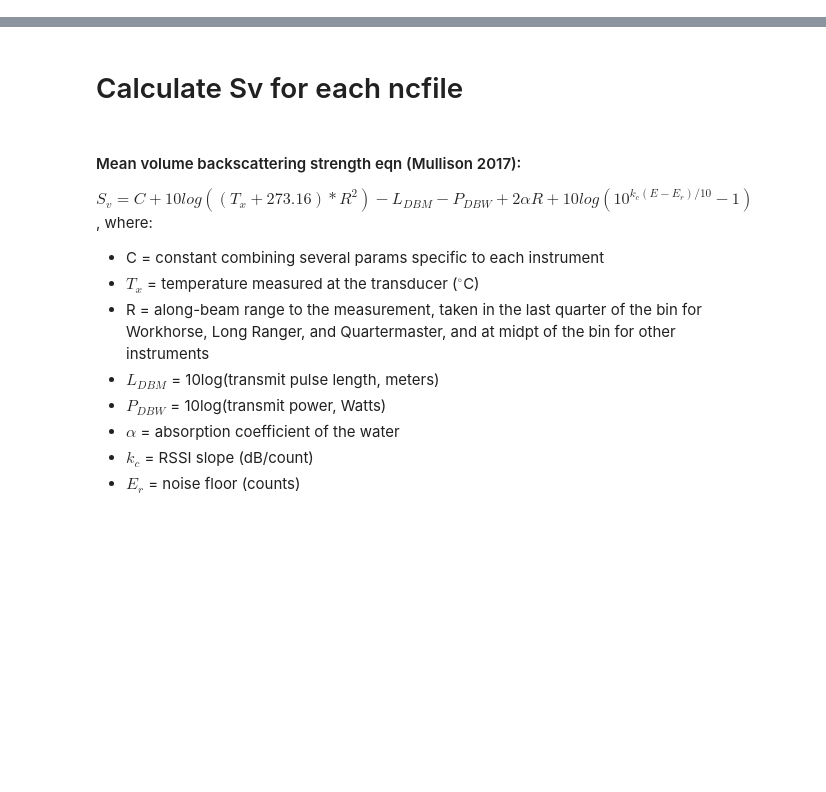
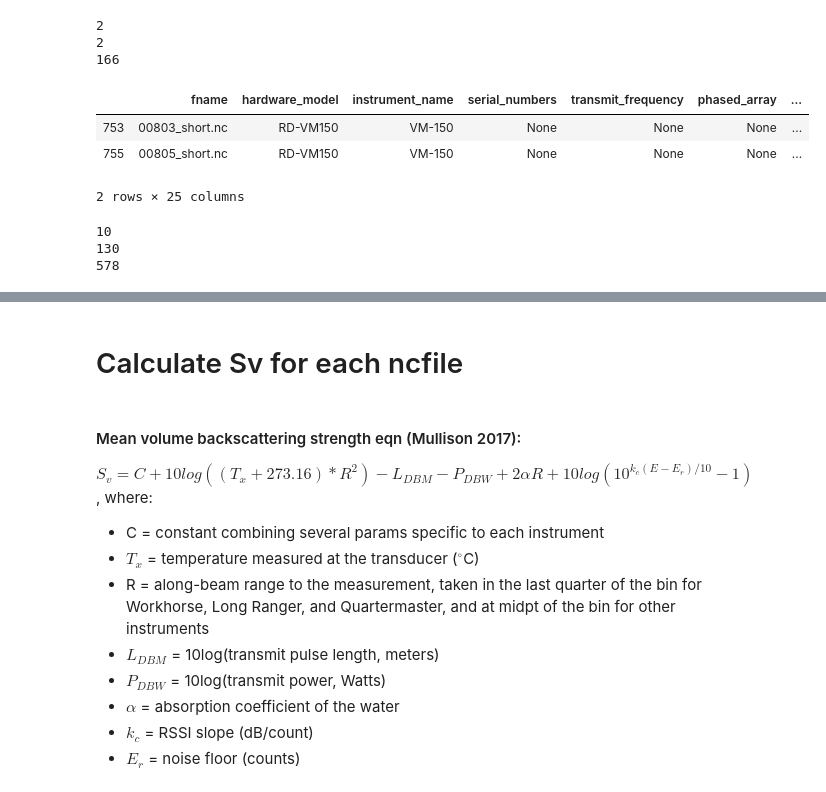
Before and after one commit to shirleyswirley/acoustic-variability, a Jupyter notebook: python/explore_JASADCP_data.ipynb, the cells around one changed output, grey strips where cells are left out. Drawn from its saved outputs; the diff is of its cells as text; code cells hidden in the pictures; blank space fills up the shorter version.

```diff
--- a/python/explore_JASADCP_data.ipynb
+++ b/python/explore_JASADCP_data.ipynb
@@ -9,0 +21,35 @@ import xarray as xr
+# %%
+#'VM-150', 'RD-VM150', 'VM150', 'RD-VM0150'
+#'VM-300', 'RD-VM300'
+hwmodelnow = 'RD-VM150'
+print(len(df[(df['hardware_model']==hwmodelnow)
+             & (df['nb150'].notnull())
+             & (df['geo_region'].str.contains('acific'))]))
+print(len(df[(df['hardware_model']==hwmodelnow) & (df['nb150'].notnull())]))
+print(len(df[(df['hardware_model']==hwmodelnow)]))
+df[(df['hardware_model']==hwmodelnow) & (df['nb150'].notnull())]
+# %% [output]
+2
+2
+166
+|  | fname | hardware_model | instrument_name | serial_numbers | transmit_frequency | phased_array | ... |
+| 753 | 00803_short.nc | RD-VM150 | VM-150 | None | None | None | ... |
+| 755 | 00805_short.nc | RD-VM150 | VM-150 | None | None | None | ... |
+2 rows × 25 columns
+# %%
+# - Look at all VM-150 w/ something about nb150 in metadata
+df[(df['hardware_model']=='VM-150') & (df['nb150'].notnull()) &
+   (df['geo_region'].str.contains('acific'))
+  ][['fname','cruise_beg_date','geo_region','project','bandwidth','comments','nb150']]
+print(len(df[(df['hardware_model']=='VM-150')
+             & (df['nb150'].notnull())
+             & (df['geo_region'].str.contains('acific'))]))
+# --> All 10 of these are confirmed to be NB!
+print(len(df[(df['hardware_model']=='VM-150') & (df['nb150'].notnull())]))
+# --> I also checked 1 Southern Ocean one and it was confirmed to be NB
+# --> Let's just assume all 130 w/ something about nb150 in metadata==NB
+print(len(df[(df['hardware_model']=='VM-150')]))
+# %% [output]
+10
+130
+578
```
Also changed, not shown: parts of 13 cells of this notebook.
